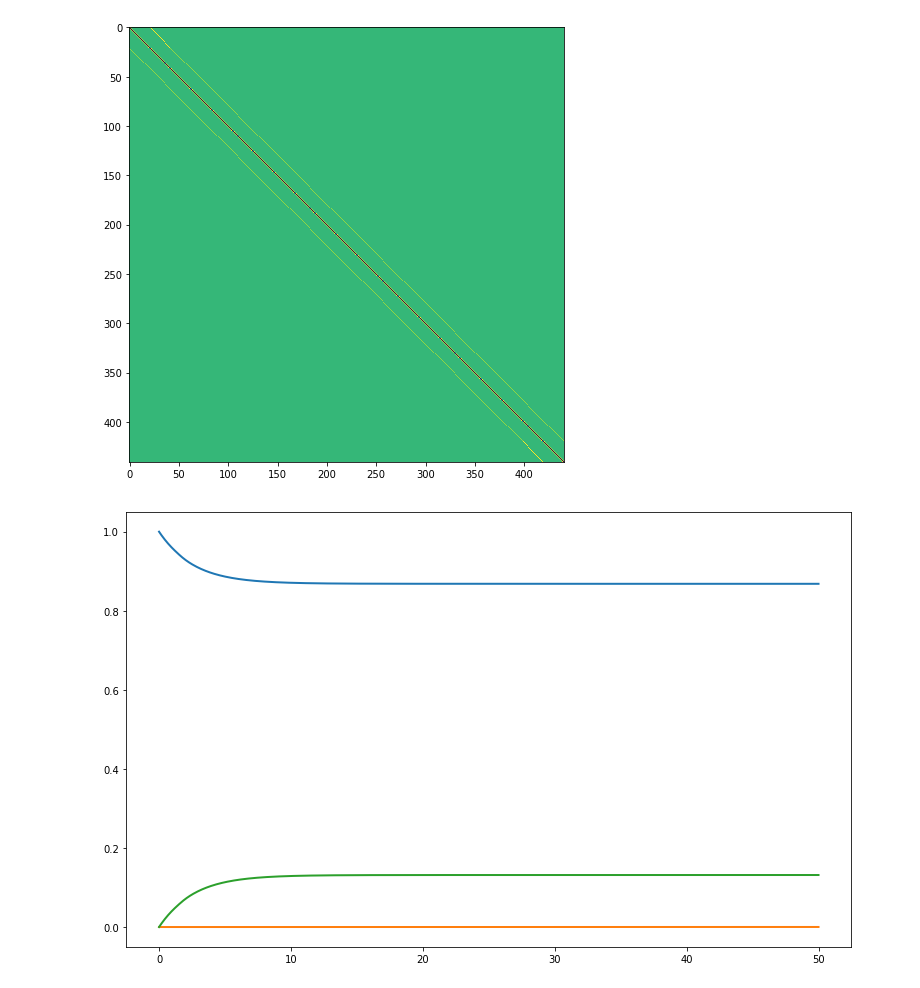
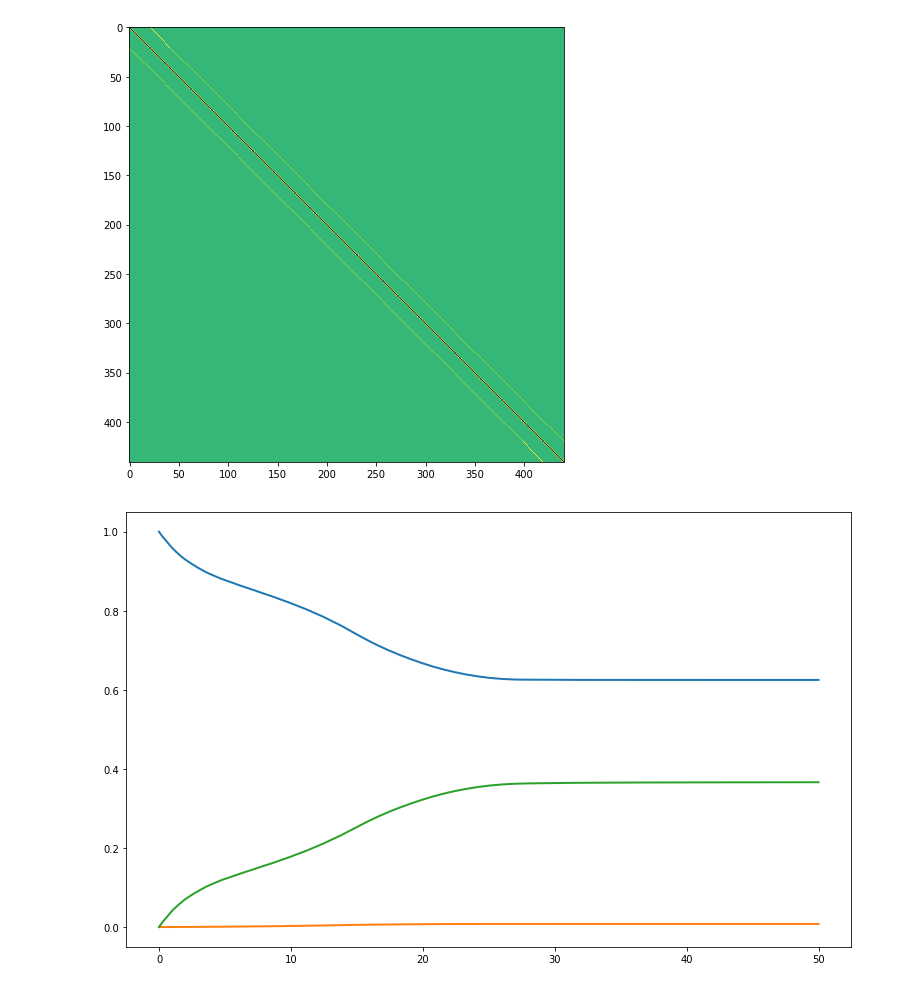
Before and after one commit to dwu402/self-harm, a Jupyter notebook: Spatial_Flu.ipynb, the cells around one changed output. Saved outputs shown, nothing was run; the diff lists cells and outputs as text; code cells hidden in the pictures.

```diff
--- a/Spatial_Flu.ipynb
+++ b/Spatial_Flu.ipynb
@@ -109,18 +109,18 @@ assert all(np.sum(fsf.D, axis=1) == 0)
 # %% [output]
 [figure]
 # %%
-parameters = [0.01, 1.6, 1/3, (0.2)/4, 1/(1/12), 1, 0.0, 0.75]
+parameters = [0.01, 1.6, 1/3, (0.2)/4, 1/(1/12), 0.5, 0.0005, 0.275]
 
 func = lambda t, y: fsf.model(t, y, parameters)
 
 initial_state = fsf.default_ic()
 
-solution_fine = integrate.solve_ivp(func, [0, 50], initial_state, max_step=1/12, dense_output=True)
+solution_fine = integrate.solve_ivp(func, [0, 50], initial_state, dense_output=True)
 # %%
 plt.figure()
-plt.plot(solution_fine.t, aug(solution_fine.y, fsf.GRIDDING**2).T, linewidth=2);
+plt.plot(solution_fine.t, aug(solution_fine.y, fsf.N**2).T, linewidth=2);
 # %% [output]
-[figure, old version]
+[figure, new version]
 # %%
 plt.figure()
 plt.plot(solution_fine.t, aug(solution_fine.y, fsf.N**2)[1,:].T, linewidth=2);
```
Also changed, not shown: parts of 4 cells of this notebook, 1 other file.
